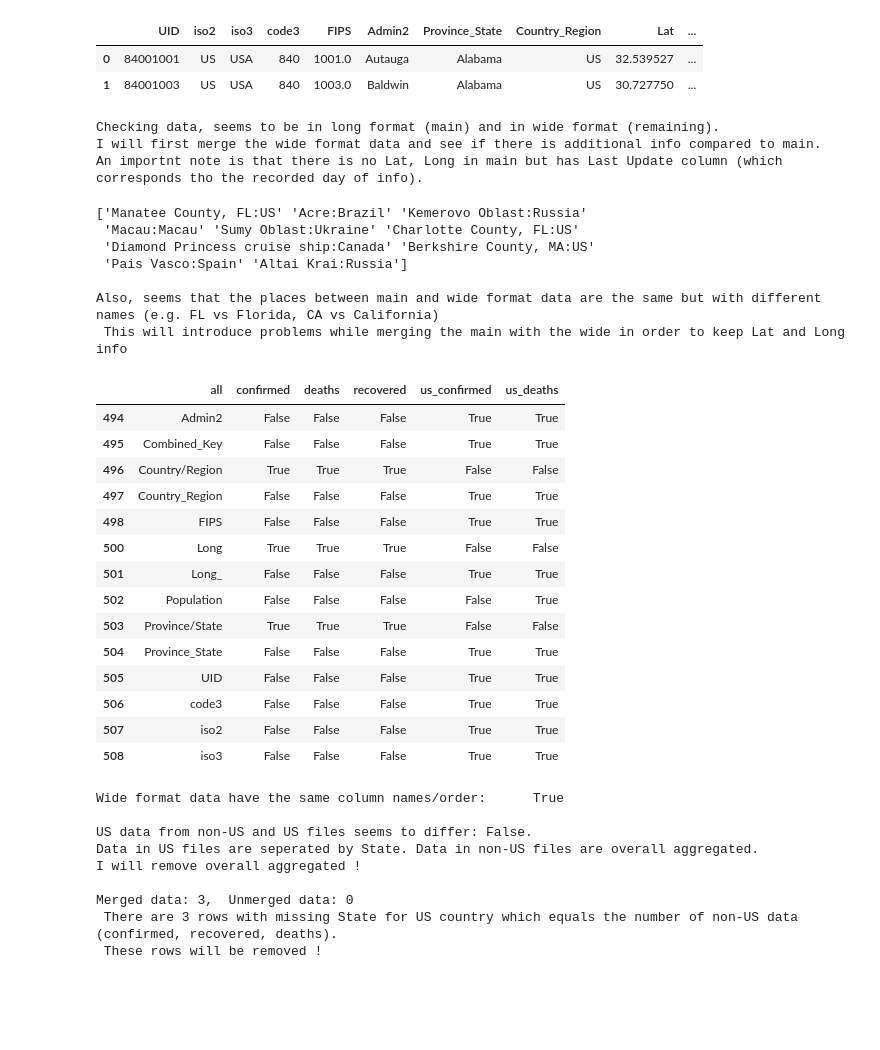
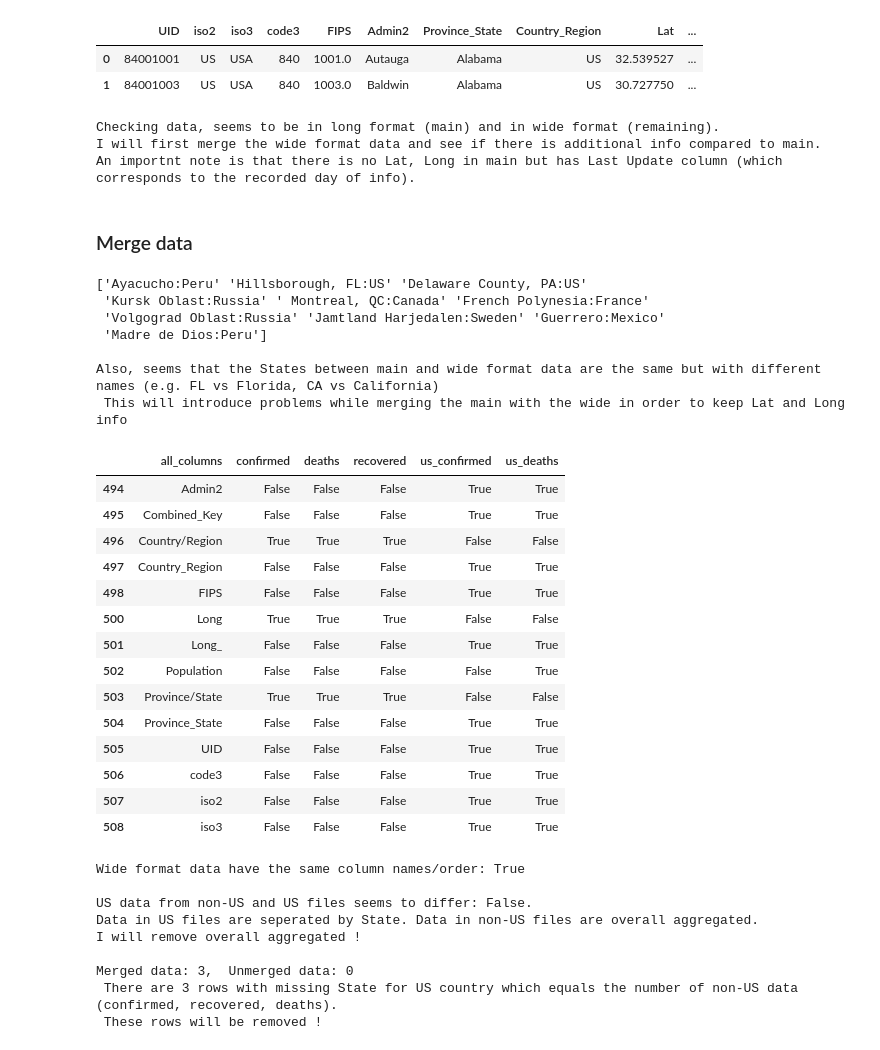
Before and after one commit to Papagiannopoulos/CoVid19-global-dashboard, a Jupyter notebook: Programs/data_cleaning.ipynb, the cells around one changed output. Drawn from its saved outputs; the diff is of its cells as text; code cells hidden in the pictures; blank space fills up the shorter version.

Commit message:
faet: manipulate map related info

```diff
--- a/Programs/data_cleaning.ipynb
+++ b/Programs/data_cleaning.ipynb
@@ -1,6 +1,7 @@
 # %% [markdown]
 ## Import modules
 # %%
+
 #Data manipulation
 import pandas as pd
 import numpy as np
@@ -10,7 +11,6 @@ import random
 #Data visualization
 import matplotlib.pyplot as plt
 import plotly.express as px
-#import seaborn as sns
 
 #from jupyter_dash import JupyterDash # Having interractive dash dashborads inside notebook without all the hassle of converting my notebook into a .py script!
 #from dash import dcc, html, Dash
@@ -28,11 +28,8 @@ warnings.filterwarnings("ignore")
 #Kaggle
 import kaggle_data_download as kdd
 
-#Path
-import os
-os.chdir('C:/Users/User/Desktop/who-covid-spread')
-
 pd.set_option('display.max_columns', None)
+pd.set_option('display.max_rows', 100)
 # %% [markdown]
 ## Download Data from Kaggle
 # %%
@@ -72,41 +73,43 @@ us_deaths.head(2)
 # %%
 print('Checking data, seems to be in long format (main) and in wide format (remaining).\n'\
     'I will first merge the wide format data and see if there is additional info compared to main.\n'\
-    'An importnt note is that there is no Lat, Long in main but has Last Update column (which corresponds tho the recorded day of info).')
+    'An importnt note is that there is no Lat, Long in main but has Last Update column (which corresponds to the recorded day of info).')
 # %% [output]
 Checking data, seems to be in long format (main) and in wide format (remaining).
 I will first merge the wide format data and see if there is additional info compared to main.
-An importnt note is that there is no Lat, Long in main but has Last Update column (which corresponds tho the recorded day of info).
+An importnt note is that there is no Lat, Long in main but has Last Update column (which corresponds to the recorded day of info).
+# %% [markdown]
+### Merge data
 # %%
 main_places = (main['Province/State'] + ':' + main['Country/Region']).unique()
 data_places = (us_deaths['Province_State'] + ':' + us_deaths['Country_Region']).unique()
 #data_places[~pd.Series(data_places).isin(main_places)]
 print(main_places[~pd.Series(main_places).isin(data_places)][random.sample(range(len(main_places) - 100), 10)], '\n')
-print('Also, seems that the places between main and wide format data are the same but with different names (e.g. FL vs Florida, CA vs California)\n',
+print('Also, seems that the States between main and wide format data are the same but with different names (e.g. FL vs Florida, CA vs California)\n',
       'This will introduce problems while merging the main with the wide in order to keep Lat and Long info\n')
 # %% [output]
-['Manatee County, FL:US' 'Acre:Brazil' 'Kemerovo Oblast:Russia'
- 'Macau:Macau' 'Sumy Oblast:Ukraine' 'Charlotte County, FL:US'
- 'Diamond Princess cruise ship:Canada' 'Berkshire County, MA:US'
- 'Pais Vasco:Spain' 'Altai Krai:Russia']
+['Ayacucho:Peru' 'Hillsborough, FL:US' 'Delaware County, PA:US'
+ 'Kursk Oblast:Russia' ' Montreal, QC:Canada' 'French Polynesia:France'
+ 'Volgograd Oblast:Russia' 'Jamtland Harjedalen:Sweden' 'Guerrero:Mexico'
+ 'Madre de Dios:Peru']
 
-Also, seems that the places between main and wide format data are the same but with different names (e.g. FL vs Florida, CA vs California)
+Also, seems that the States between main and wide format data are the same but with different names (e.g. FL vs Florida, CA vs California)
  This will introduce problems while merging the main with the wide in order to keep Lat and Long info
 # %%
 #Check overlapped columns for wide format data
 all_cols = sorted(set(us_confirmed.columns).union(set(us_deaths.columns)).union(set(deaths.columns)).union(set(confirmed.columns)).union(set(recovered.columns)))
 
 columns_df = pd.DataFrame({
-    'all': all_cols,
+    'all_columns': all_cols,
     'confirmed': [col in confirmed.columns for col in all_cols],
     'deaths': [col in deaths.columns for col in all_cols],
     'recovered': [col in recovered.columns for col in all_cols],
     'us_confirmed': [col in us_confirmed.columns for col in all_cols],
     'us_deaths': [col in us_deaths.columns for col in all_cols],
 })
 columns_df[columns_df.iloc[:,1:].apply(lambda x: any(x != True), axis = 1)]
 # %% [output]
-|  | all | confirmed | deaths | recovered | us_confirmed | us_deaths |
+|  | all_columns | confirmed | deaths | recovered | us_confirmed | us_deaths |
 | 494 | Admin2 | False | False | False | True | True |
 | 495 | Combined_Key | False | False | False | True | True |
 | 496 | Country/Region | True | True | True | False | False |
```
Also changed, not shown: parts of 17 cells of this notebook, 2 other files.
